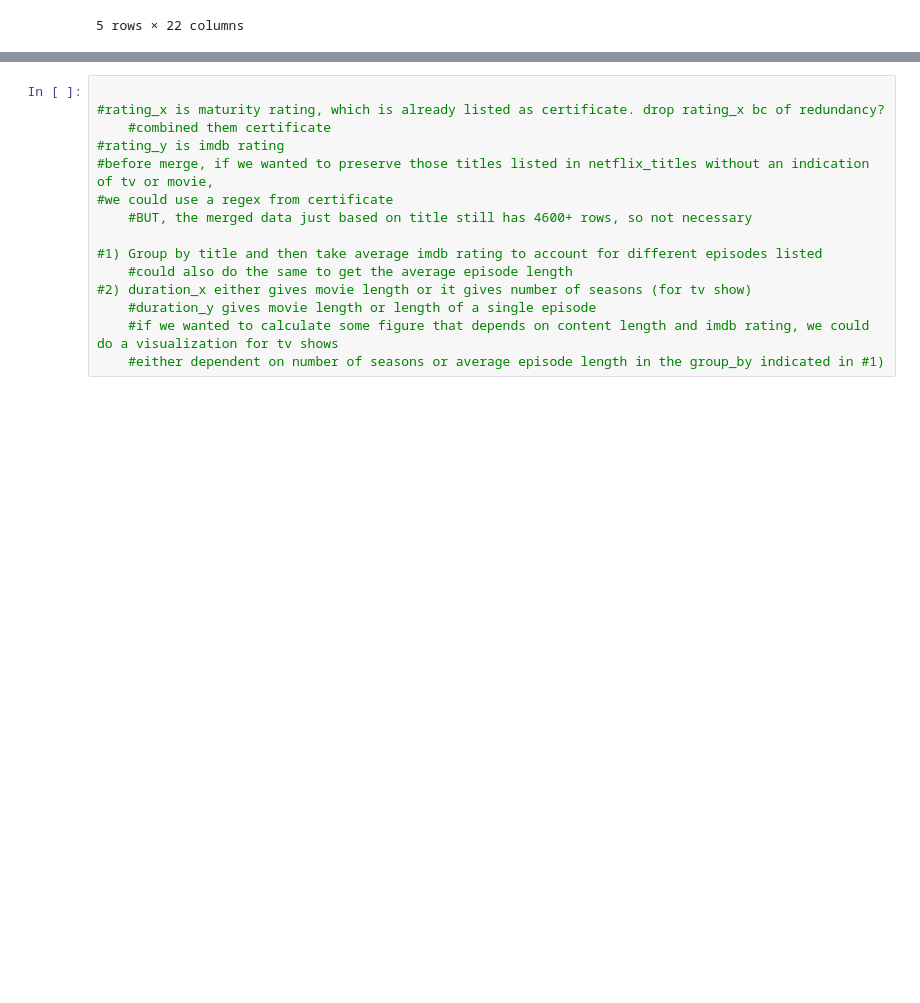
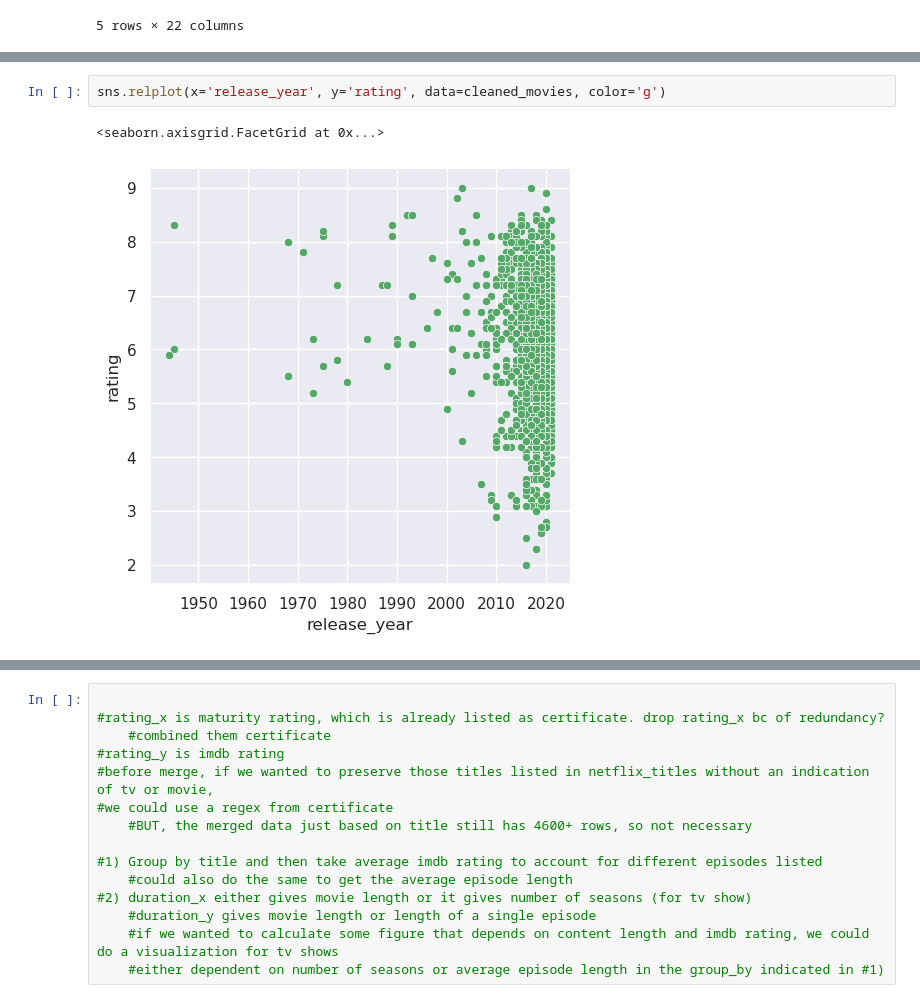
Before and after one commit to drewf24/cs216_final_project, a Jupyter notebook: project prototype.ipynb, the cells around one changed output, grey strips where cells are left out. Saved outputs shown, nothing was run; the diff lists cells and outputs as text; blank space fills up the shorter version.

```diff
--- a/project prototype.ipynb
+++ b/project prototype.ipynb
@@ -75,0 +94,5 @@ merge_with_two_avg_col.head()
+# %%
+sns.relplot(x='release_year', y='rating', data=cleaned_movies, color='g')
+# %% [output]
+<seaborn.axisgrid.FacetGrid at 0x...>
+[figure, added]
```
Also changed, not shown: parts of 11 cells of this notebook.
